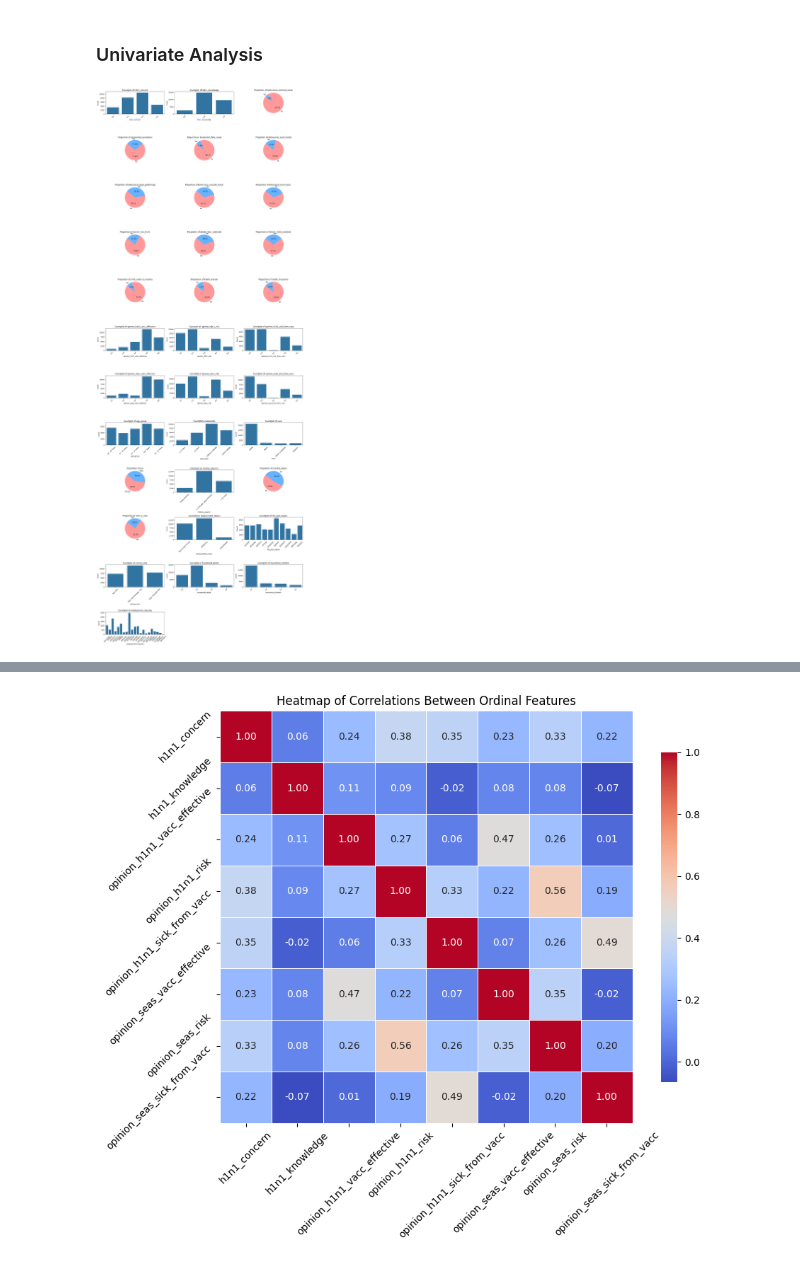
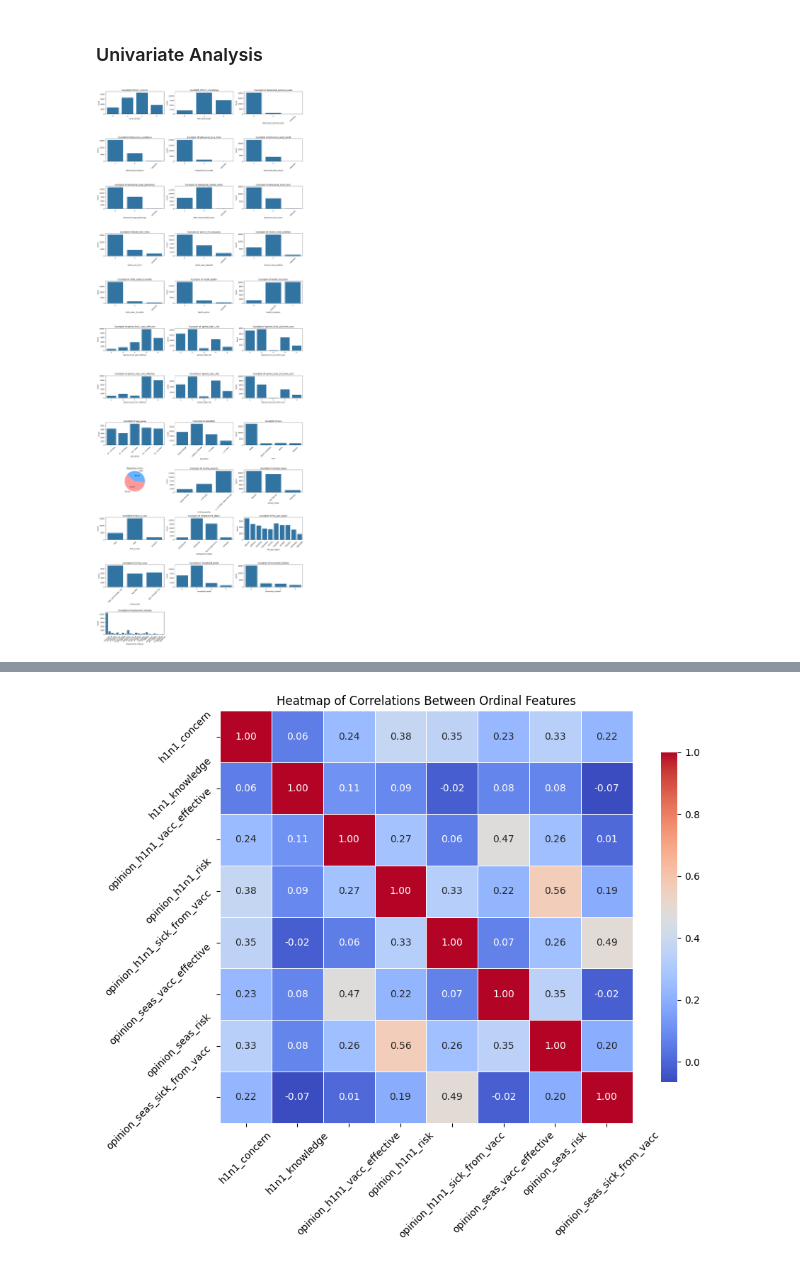
Before and after one commit to FREDRICKKYEKI/dsc-project-h1n1_prediction, a Jupyter notebook: index.ipynb, the cells around one changed output, grey strips where cells are left out. Cells and saved outputs as stored; diff of their text form; code cells hidden in the pictures.

Commit message:
preprocess the data

```diff
--- a/index.ipynb
+++ b/index.ipynb
@@ -326,13 +340,20 @@ seasonal_vaccine               0
 dtype: int64
 # %%
 # convert all float data types to ints (they ought to be categorical && discrete)
-for col in train_data.columns:
-  if train_data[col].dtype == "float64":
-    train_data[col] = train_data[col].astype(int)
+def convert_to_int(x):
+  if x == "unknown":
+    return x
+  try:
+    return int(x)
+  except ValueError:
+    return x
+
+train_data_imputed = train_data_imputed.applymap(convert_to_int)
+test_data_imputed = test_data_imputed.applymap(convert_to_int)
 
 # inspect once more
-for col in train_data.columns:
+for col in train_data_imputed.columns:
   if col == "respondent_id":
     continue
-  print(f"- {col}: ", train_data[col].unique())
+  print(f"- {col}: ", train_data_imputed[col].unique())
 # %% [output]
@@ -362,8 +383,8 @@ characteristics. Here's what we do during the EDA:
 ### Univariate Analysis
 # %%
 # # Drop 'respondent_id', 'h1n1_vaccine', 'seasonal_vaccine' from the features
-# train_features = train_data.drop(columns=["respondent_id", "h1n1_vaccine", "seasonal_vaccine"])
-# train_labels = train_data[["h1n1_vaccine", "seasonal_vaccine"]]
+train_features_df = train_data_imputed.drop(columns=["h1n1_vaccine", "seasonal_vaccine"])
+train_labels_df = train_data_imputed[["h1n1_vaccine", "seasonal_vaccine"]]
 
 train_feat_cols = list(train_features_df.columns)
 
@@ -390,34 +411,34 @@ def plot_pie_chart(data: pd.DataFrame, column: str, ax: plt.Axes, title: str) ->
   ax.set_title(title)
 
 # Set up a grid of subplots with 3 columns per row
 n_cols = 3
 n_rows = (len(train_feat_cols) + n_cols - 1) // n_cols
 
 fig, axes = plt.subplots(nrows=n_rows, ncols=n_cols, figsize=(18, n_rows * 4))
 
 # Flatten the axes array for easy iteration
 axes = axes.flatten()
 
 # Create plots for each categorical variable
 for i, var in enumerate(train_feat_cols):
     if train_features_df[var].nunique() == 2:  # Check if the variable is binary
         plot_pie_chart(train_features_df, var, axes[i], f'Proportion of {var}')
     else:
         sns.countplot(data=train_features_df, x=var, ax=axes[i])
         axes[i].set_title(f'Countplot of {var}')
         axes[i].set_xlabel(var)
         axes[i].set_ylabel('Count')
         axes[i].tick_params(axis='x', rotation=45)  # Rotate x-tick labels for better readability
 
 # Hide any unused subplots
 
 for j in range(i + 1, len(axes)):
     fig.delaxes(axes[j])
 
 plt.tight_layout()
 plt.show()
 # %% [output]
-[figure, old version]
+[figure, new version]
 # %%
 train_features_df.describe()
 # %% [output]
```
Also changed, not shown: parts of 4 cells of this notebook.
